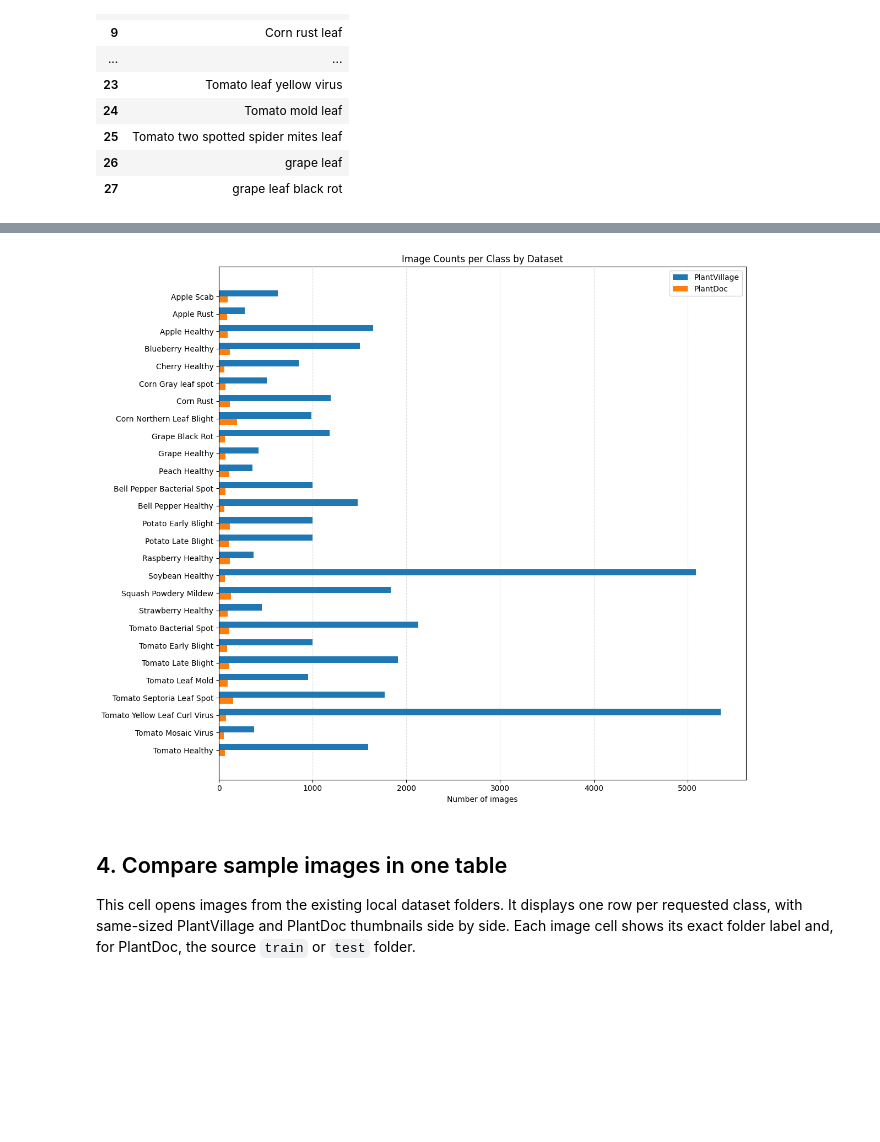
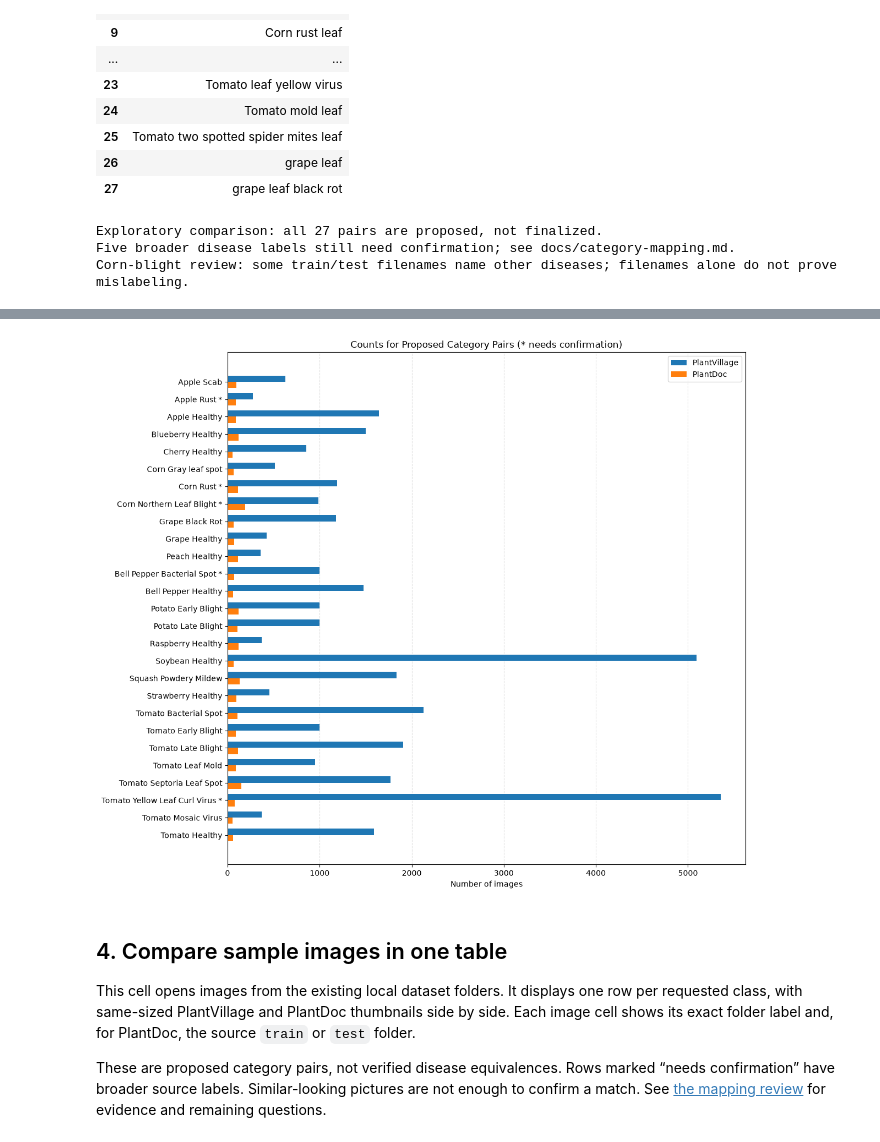
Before and after one commit to EnragedWaters/CECS-551-Plant-Disease-Classification, a Jupyter notebook: scripts/CECS551DatasetsResearch.ipynb, the cells around one changed output, grey strips where cells are left out. Cells and saved outputs as stored; diff of their text form; code cells hidden in the pictures; blank space fills up the shorter version.

Commit message:
Documenting uncertain category matches (EXAMPLE: potential corn-blight labeling issues - common blight names with mixed with scientific ones)

```diff
--- a/scripts/CECS551DatasetsResearch.ipynb
+++ b/scripts/CECS551DatasetsResearch.ipynb
@@ -177,8 +177,8 @@ PlantDoc folder labels:
 import matplotlib.pyplot as plt
 import numpy as np
 
-# Map display names to exact GitHub class-folder names.
-# Use None when the requested source class folder is absent.
+# Proposed pairs for exploratory counts and pictures, not a final training map.
+# See ../docs/category-mapping.md for evidence and unresolved label meanings.
 class_map = [
     ("Apple Scab", "Apple___Apple_scab", "Apple Scab Leaf"),
     ("Apple Rust", "Apple___Cedar_apple_rust", "Apple rust leaf"),
@@ -209,11 +209,48 @@ class_map = [
     ("Tomato Healthy", "Tomato___healthy", "Tomato leaf"),
 ]
 
+# These broader labels need source confirmation before final inclusion.
+# Similar-looking sample images alone cannot establish that diseases are equal.
+mapping_questions = {
+    "Apple Rust": "PlantDoc says rust, but does not specify cedar apple rust.",
+    "Corn Rust": "PlantDoc says rust, but does not specify common rust.",
+    "Corn Northern Leaf Blight": "PlantDoc collection history supports northern leaf blight as the intended match, but this folder includes filenames naming other diseases. Review source labels; see docs/corn-blight-review.csv.",
+    "Bell Pepper Bacterial Spot": "PlantDoc says leaf spot. Figure 1 shows a bacterial example, but does not establish that the entire folder is bacterial spot.",
+    "Tomato Yellow Leaf Curl Virus": "PlantDoc says yellow virus, but does not explicitly identify yellow leaf curl virus."
+}
+
+# Figure 2 of the PlantDoc paper names these ten healthy categories.
+# This supports the proposed interpretation of the corresponding leaf folders.
+healthy_proposals = [
+    "Apple Healthy",
+    "Bell Pepper Healthy",
+    "Blueberry Healthy",
+    "Cherry Healthy",
+    "Grape Healthy",
+    "Peach Healthy",
+    "Raspberry Healthy",
+    "Soybean Healthy",
+    "Strawberry Healthy",
+    "Tomato Healthy"
+]
+
+def mapping_status(name):
+    if name in mapping_questions:
+        return "Needs confirmation"
+    if name in healthy_proposals:
+        return "Healthy category supported by paper; proposed"
+    return "Condition names correspond; proposed"
+
+print("Exploratory comparison: all 27 pairs are proposed, not finalized.")
+print("Five broader disease labels still need confirmation; see docs/category-mapping.md.")
+print("Corn-blight review: some train/test filenames name other diseases; filenames alone do not prove mislabeling.")
+
 comparison_rows = []
 
 for display_name, pv_label, pd_label in class_map:
     comparison_rows.append({
         "Class": display_name,
+        "Mapping status": mapping_status(display_name),
         "PlantVillage (GitHub total)": pv_count_by_class.get(pv_label, 0),
         "PlantDoc (GitHub total)": (
             pd_count_by_class.get(pd_label, 0) if pd_label else 0
@@ -248,10 +285,11 @@ ax.barh(
 )
 
 ax.set_yticks(y)
-ax.set_yticklabels(class_image_counts["Class"])
+ax.set_yticklabels([name + (" *" if name in mapping_questions else "")
+                    for name in class_image_counts["Class"]])
 ax.invert_yaxis()
 ax.set_xlabel("Number of images")
-ax.set_title("Image Counts per Class by Dataset")
+ax.set_title("Counts for Proposed Category Pairs (* needs confirmation)")
 ax.legend()
 ax.grid(axis="x", linestyle="--", alpha=0.4)
 ax.set_axisbelow(True)
@@ -259,3 +297,6 @@ ax.set_axisbelow(True)
 plt.tight_layout()
 plt.show()
 # %% [output]
+Exploratory comparison: all 27 pairs are proposed, not finalized.
+Five broader disease labels still need confirmation; see docs/category-mapping.md.
+Corn-blight review: some train/test filenames name other diseases; filenames alone do not prove mislabeling.
@@ -279,8 +320,10 @@ plt.show()
-[figure, old version]
+[figure, new version]
 # %% [markdown]
 ## 4. Compare sample images in one table
 
 This cell opens images from the existing local dataset folders. It displays one row per requested class, with same-sized PlantVillage and PlantDoc thumbnails side by side. Each image cell shows its exact folder label and, for PlantDoc, the source `train` or `test` folder.
+
+These are proposed category pairs, not verified disease equivalences. Rows marked “needs confirmation” have broader source labels. Similar-looking pictures are not enough to confirm a match. See [the mapping review](../docs/category-mapping.md) for evidence and remaining questions.
 # %%
 from collections import defaultdict
 from io import BytesIO
```
Also changed, not shown: parts of 2 cells of this notebook, 2 other files.
